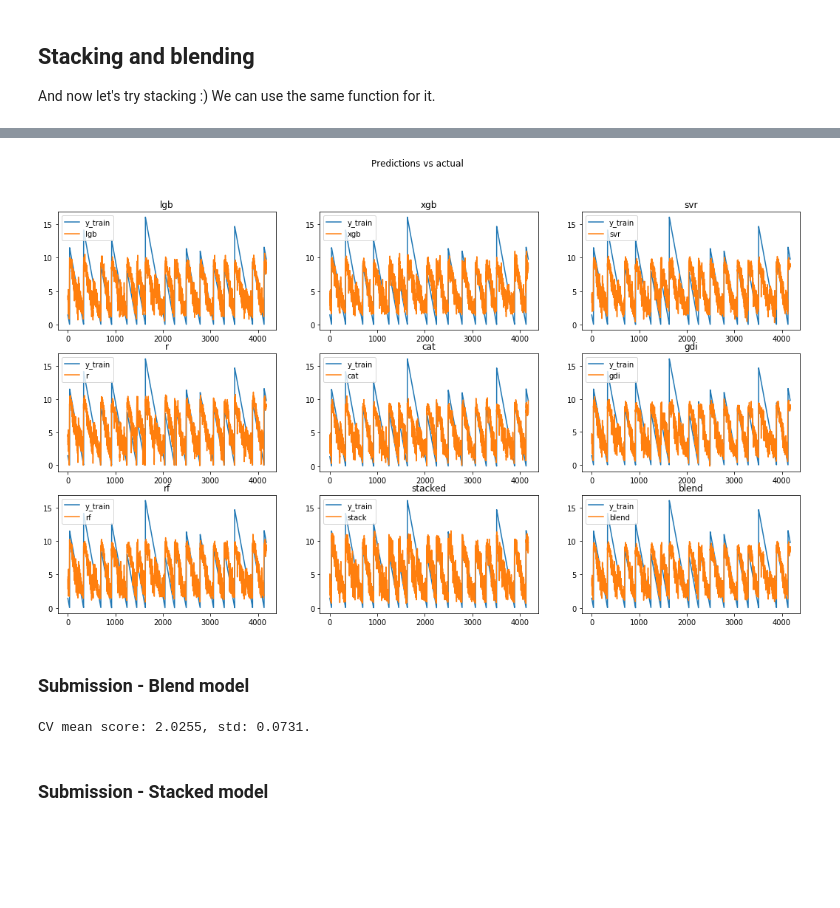
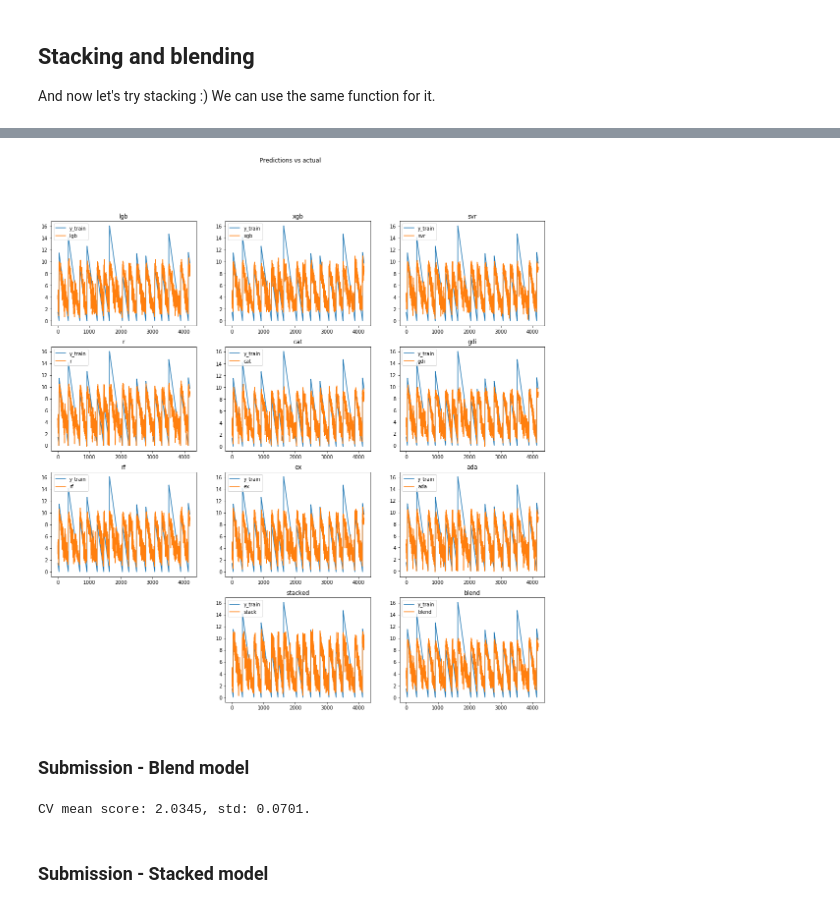
Before and after one commit to ricarddelgado/lanl-earthquake-kaggle, a Jupyter notebook: 3. Earthquakes FE - More features and samples (v3).ipynb, the cells around one changed output, grey strips where cells are left out. Saved outputs shown, nothing was run; the diff lists cells and outputs as text; code cells hidden in the pictures; blank space fills up the shorter version.

```diff
--- a/3. Earthquakes FE - More features and samples (v3).ipynb
+++ b/3. Earthquakes FE - More features and samples (v3).ipynb
@@ -1605,10 +1795,11 @@ ax2.plot(oof, color='orange')
 ## Stacking and blending
 And now let's try stacking :) We can use the same function for it.
 # %%
-train_stack = np.vstack([oof_lgb, oof_xgb, oof_svr, oof_r, oof_cat, oof_gdi, oof_rf]).transpose()
-train_stack = pd.DataFrame(train_stack, columns = ['lgb', 'xgb', 'svr', 'r', 'cat', 'gdi', 'rf'])
+train_stack = np.vstack([oof_lgb, oof_xgb, oof_svr, oof_r, oof_cat, oof_gdi, oof_rf, oof_ex,
+                         oof_ada]).transpose()
+train_stack = pd.DataFrame(train_stack, columns = ['lgb', 'xgb', 'svr', 'r', 'cat', 'gdi', 'rf', 'ex', 'ada'])
 test_stack = np.vstack([prediction_lgb, prediction_xgb, prediction_svr, prediction_r,
-                        prediction_cat, prediction_gdi, prediction_rf]).transpose()
+                        prediction_cat, prediction_gdi, prediction_rf, prediction_ex, prediction_ada]).transpose()
 test_stack = pd.DataFrame(test_stack)
 # %%
 fixed_params = {
@@ -1715,14 +1906,14 @@ params = {
     'verbosity': -1,
     'num_leaves': 8, #54,
     'min_data_in_leaf': 100, #79,
-    'max_depth': 16, #-1,
-    'learning_rate': 0.005, #0.01,
-    'bagging_freq': 7, #5,
-    'bagging_fraction': 0.7166666666666667, #0.8126672064208567,
+    'max_depth': 5, #-1,
+    'learning_rate': 0.01, #0.01,
+    'bagging_freq': 5, #5,
+    'bagging_fraction': 0.7555555555555555, #0.8126672064208567,
     'bagging_seed': 11,
     'metric': 'mae',
-    'reg_alpha': 0.47777777777777775, #0.1302650970728192,
-    'reg_lambda': 0.8555555555555555 #0.3603427518866501
+    'reg_alpha': 0.95, #0.1302650970728192,
+    'reg_lambda': 0.19444444444444445 #0.3603427518866501
 }
 oof_lgb_stack, prediction_lgb_stack, score_mean_stack, score_std_stack, feature_importance = train_model(
     X=train_stack,
@@ -1761,75 +1952,87 @@ plt.title('LGB Features (avg over folds)');
 # %%
-plt.figure(figsize=(18, 10))
-plt.subplot(3, 3, 1)
+plt.figure(figsize=(18, 18))
+plt.subplot(4, 3, 1)
 plt.plot(y_tr, label='y_train')
 plt.plot(oof_lgb, label='lgb')
 plt.legend()
 plt.title('lgb');
 
-plt.subplot(3, 3, 2)
+plt.subplot(4, 3, 2)
 plt.plot(y_tr, label='y_train')
 plt.plot(oof_xgb, label='xgb')
 plt.legend()
 plt.title('xgb');
 
-plt.subplot(3, 3, 3)
+plt.subplot(4, 3, 3)
 plt.plot(y_tr, label='y_train')
 plt.plot(oof_svr, label='svr')
 plt.legend()
 plt.title('svr');
 
-plt.subplot(3, 3, 4)
+plt.subplot(4, 3, 4)
 plt.plot(y_tr, label='y_train')
 plt.plot(oof_r, label='r')
 plt.legend()
 plt.title('r');
 
-plt.subplot(3, 3, 5)
+plt.subplot(4, 3, 5)
 plt.plot(y_tr, label='y_train')
 plt.plot(oof_cat, label='cat')
 plt.legend()
 plt.title('cat');
 
-plt.subplot(3, 3, 6)
+plt.subplot(4, 3, 6)
 plt.plot(y_tr, label='y_train')
 plt.plot(oof_gdi, label='gdi')
 plt.legend()
 plt.title('gdi');
 
-plt.subplot(3, 3, 7)
+plt.subplot(4, 3, 7)
 plt.plot(y_tr, label='y_train')
 plt.plot(oof_rf, label='rf')
 plt.legend()
 plt.title('rf');
 
-plt.subplot(3, 3, 8)
+plt.subplot(4, 3, 8)
+plt.plot(y_tr, label='y_train')
+plt.plot(oof_ex, label='ex')
+plt.legend()
+plt.title('ex');
+
+plt.subplot(4, 3, 9)
+plt.plot(y_tr, label='y_train')
+plt.plot(oof_ada, label='ada')
+plt.legend()
+plt.title('ada');
+
+plt.subplot(4, 3, 11)
 plt.plot(y_tr, label='y_train')
 plt.plot(oof_lgb_stack, label='stack')
 plt.legend()
 plt.title('stacked');
 
-plt.subplot(3, 3, 9)
+plt.subplot(4, 3, 12)
 plt.plot(y_tr, label='y_train')
-plt.plot((oof_lgb + oof_xgb + oof_svr + oof_r + oof_cat + oof_gdi) / 6, label='blend')
+plt.plot((oof_lgb + oof_xgb + oof_svr + oof_r + oof_cat + oof_gdi + oof_rf + oof_ex + oof_ada) / 9, label='blend')
 plt.legend()
 plt.title('blend');
 plt.suptitle('Predictions vs actual');
 # %% [output]
-[figure, old version]
+[figure, new version]
 # %% [markdown]
 ### Submission - Blend model
 # %%
 submission['time_to_failure'] = (prediction_lgb + prediction_xgb + prediction_svr
                                 + prediction_cat + prediction_r + prediction_gdi
-                                + prediction_rf) / 7
+                                + prediction_rf + prediction_ex + prediction_ada) / 9
 submission.to_csv('../output/submission_rdg_notebook3_blend.csv')
 score_mean_blend = (score_mean_lgb + score_mean_xgb + score_mean_svr + score_mean_cat
-                    + score_mean_r + score_mean_gdi + score_mean_rf) / 7
+                    + score_mean_r + score_mean_gdi + score_mean_rf + score_mean_ex + score_mean_ada) / 9
 score_std_blend = (score_std_lgb + score_std_xgb + score_std_svr + score_std_cat
-                    + score_std_r + score_std_gdi + score_std_rf) / 7
+                    + score_std_r + score_std_gdi + score_std_rf + score_std_ex + score_std_ada) / 9
 print(f'CV mean score: {score_mean_blend:.4f}, std: {score_std_blend:.4f}.')
 # %% [output]
-CV mean score: 2.0255, std: 0.0731.
+CV mean score: 2.0345, std: 0.0701.
 # %% [markdown]
 ### Submission - Stacked model
 # %%
```
Also changed, not shown: parts of 34 cells of this notebook, 1 other file.
